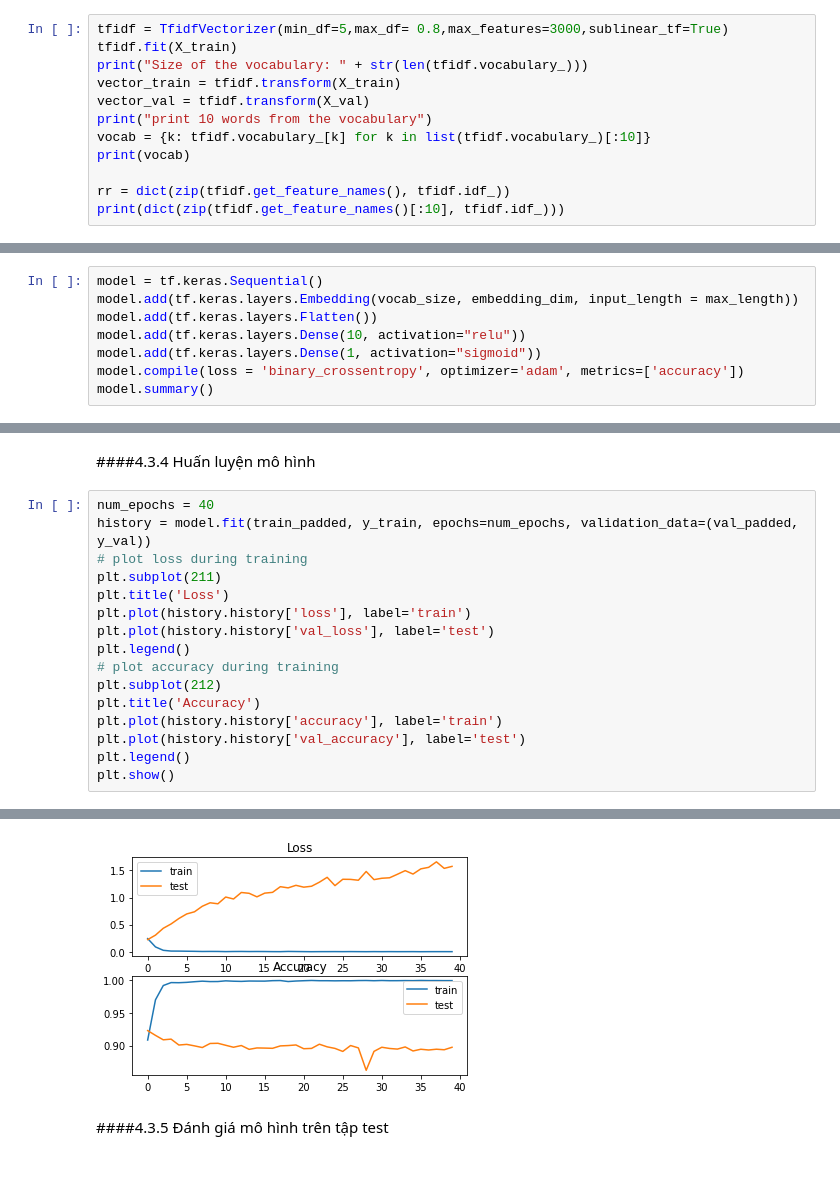
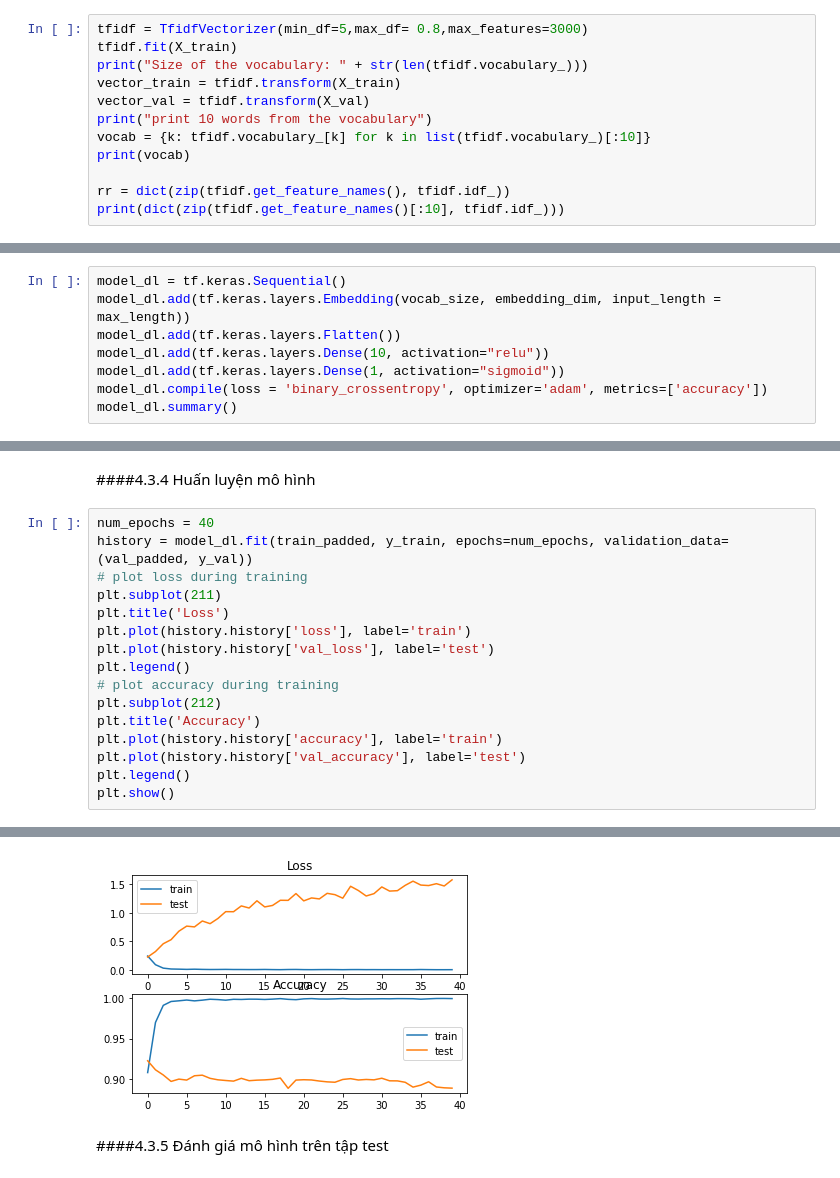
Before and after one commit to DatDoc/CS114.K21.KHTN, a Jupyter notebook: sentiment_analysis/sentiment_analysis.ipynb, the cells around one changed output, grey strips where cells are left out. Saved outputs shown, nothing was run; the diff lists cells and outputs as text.

```diff
--- a/sentiment_analysis/sentiment_analysis.ipynb
+++ b/sentiment_analysis/sentiment_analysis.ipynb
@@ -419,7 +419,7 @@ print(X_val[0:10])
 # %% [markdown]
 ###4.2 **TF-IDF**
 # %%
-tfidf = TfidfVectorizer(min_df=5,max_df= 0.8,max_features=3000,sublinear_tf=True)
+tfidf = TfidfVectorizer(min_df=5,max_df= 0.8,max_features=3000)
 tfidf.fit(X_train)
 print("Size of the vocabulary: " + str(len(tfidf.vocabulary_)))
 vector_train = tfidf.transform(X_train)
@@ -763,13 +782,13 @@ print(val_padded.shape)
 # %% [markdown]
 ####4.3.3 Xây dựng mô hình
 # %%
-model = tf.keras.Sequential()
-model.add(tf.keras.layers.Embedding(vocab_size, embedding_dim, input_length = max_length))
-model.add(tf.keras.layers.Flatten())
-model.add(tf.keras.layers.Dense(10, activation="relu"))
-model.add(tf.keras.layers.Dense(1, activation="sigmoid"))
-model.compile(loss = 'binary_crossentropy', optimizer='adam', metrics=['accuracy'])
-model.summary()
+model_dl = tf.keras.Sequential()
+model_dl.add(tf.keras.layers.Embedding(vocab_size, embedding_dim, input_length = max_length))
+model_dl.add(tf.keras.layers.Flatten())
+model_dl.add(tf.keras.layers.Dense(10, activation="relu"))
+model_dl.add(tf.keras.layers.Dense(1, activation="sigmoid"))
+model_dl.compile(loss = 'binary_crossentropy', optimizer='adam', metrics=['accuracy'])
+model_dl.summary()
 # %% [output]
 Model: "sequential"
 _________________________________________________________________
@@ -791,7 +810,7 @@ _________________________________________________________________
 ####4.3.4 Huấn luyện mô hình
 # %%
 num_epochs = 40
-history = model.fit(train_padded, y_train, epochs=num_epochs, validation_data=(val_padded, y_val))
+history = model_dl.fit(train_padded, y_train, epochs=num_epochs, validation_data=(val_padded, y_val))
 # plot loss during training
 plt.subplot(211)
 plt.title('Loss')
@@ -826,4 +845,4 @@ Epoch 40/40
-[figure, old version]
+[figure, new version]
 # %% [markdown]
 ####4.3.5 Đánh giá mô hình trên tập test
 # %%
```
Also changed, not shown: parts of 42 cells of this notebook.
